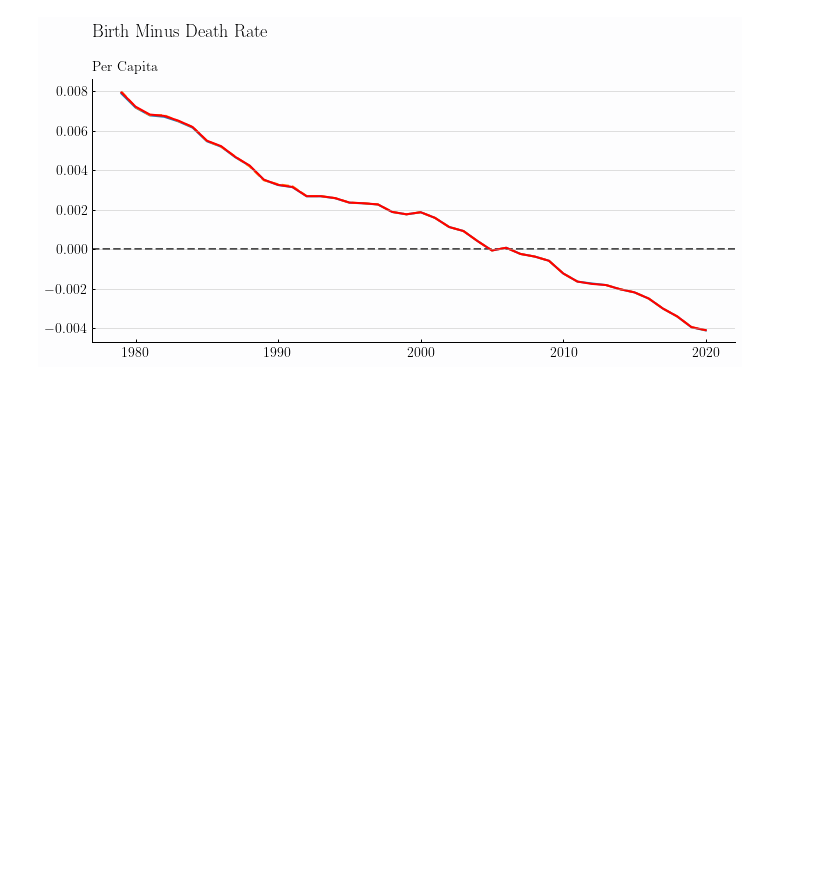
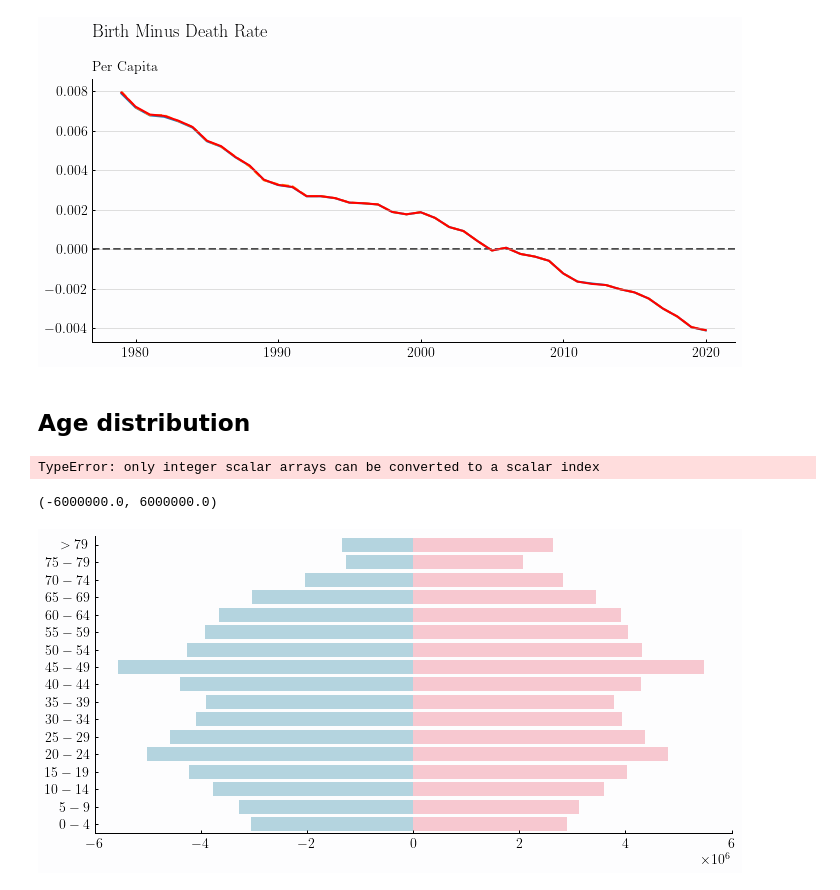
Before and after one commit to passaglia/japandata, a Jupyter notebook: examples/population_japan.ipynb, the cells around one changed output. Saved outputs shown, nothing was run; the diff lists cells and outputs as text; code cells hidden in the pictures; blank space fills up the shorter version.

```diff
--- a/examples/population_japan.ipynb
+++ b/examples/population_japan.ipynb
@@ -155,3 +214,5 @@ for suffix in output_filetypes:
     fig.savefig(PLOT_FOLDER+'birth_minus_death_rate.'+suffix, transparent=True)
 # %% [output]
 [figure]
+# %% [markdown]
+## Age distribution
@@ -157,0 +226,19 @@ for suffix in output_filetypes:
+# %%
+ageranges
+# %% [output]
+TypeError: only integer scalar arrays can be converted to a scalar index
+# %%
+year = 1995
+subdf = jage_df.loc[jage_df['year'] ==year].drop(['year','unknown','total-pop','total-pop-adjusted'], axis=1,errors='ignore')
+subdf = subdf[subdf.columns[~subdf.isnull().all()]]
+subdf = subdf.set_index('gender')
+ageranges = np.array(subdf.columns.values)
+sortinds = np.argsort([int(agerange.split('-')[0].split('>')[-1]) for agerange in ageranges])[::-1]
+ageranges = np.array([r'$'+agerange + '$' for agerange in ageranges])
+fig, ax = init_plotting(style='nyt', figsize=(10,5))
+sns.barplot(x=subdf.loc['women'].values, y=ageranges, order=ageranges[sortinds], color='pink',ax=ax)
+sns.barplot(x=-subdf.loc['men'].values, y=ageranges, order=ageranges[sortinds],color='lightblue',ax=ax)
+ax.set_xlim([-6*10**6, 6*10**6])
+# %% [output]
+(-6000000.0, 6000000.0)
+[figure, added]
```
Also changed, not shown: parts of 16 cells of this notebook, 9 other files.
